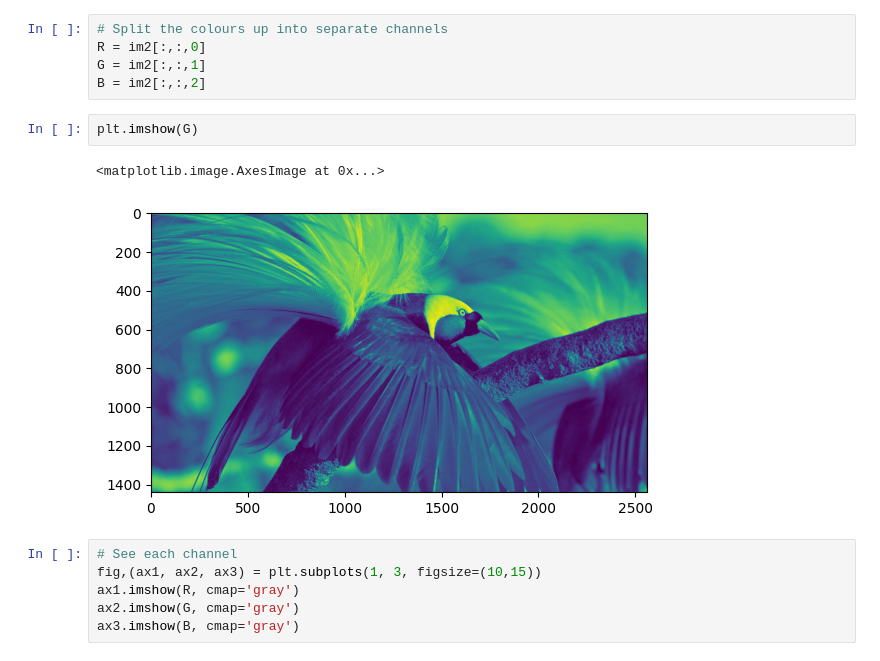
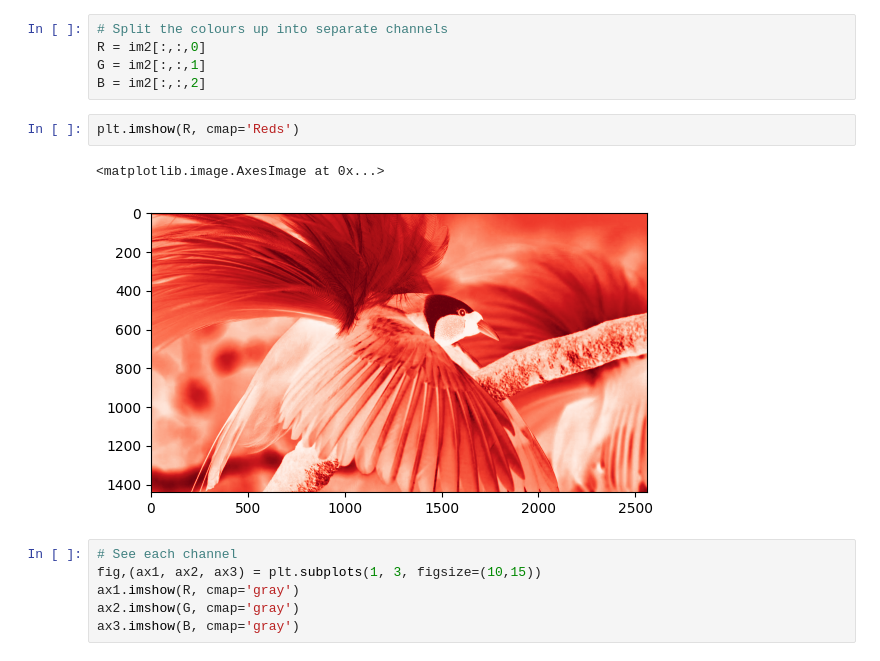
Before and after one commit to JordanSheaDev/Deep-Learning-CNN-Convolutional-Neural-Networks-with-Python, a Jupyter notebook: personal_code/chapter_02/01_reading_and_showing_imagaes_in_python.ipynb, the cells around one changed output. Cells and saved outputs as stored; diff of their text form.

Commit message:
Completed bird image 2 notes

```diff
--- a/personal_code/chapter_02/01_reading_and_showing_imagaes_in_python.ipynb
+++ b/personal_code/chapter_02/01_reading_and_showing_imagaes_in_python.ipynb
@@ -24,10 +24,10 @@ R = im2[:,:,0]
 G = im2[:,:,1]
 B = im2[:,:,2]
 # %%
-plt.imshow(G)
+plt.imshow(R, cmap='Reds')
 # %% [output]
 <matplotlib.image.AxesImage at 0x...>
-[figure, old version]
+[figure, new version]
 # %%
 # See each channel
 fig,(ax1, ax2, ax3) = plt.subplots(1, 3, figsize=(10,15))
```
Also changed, not shown: parts of 5 cells of this notebook.
